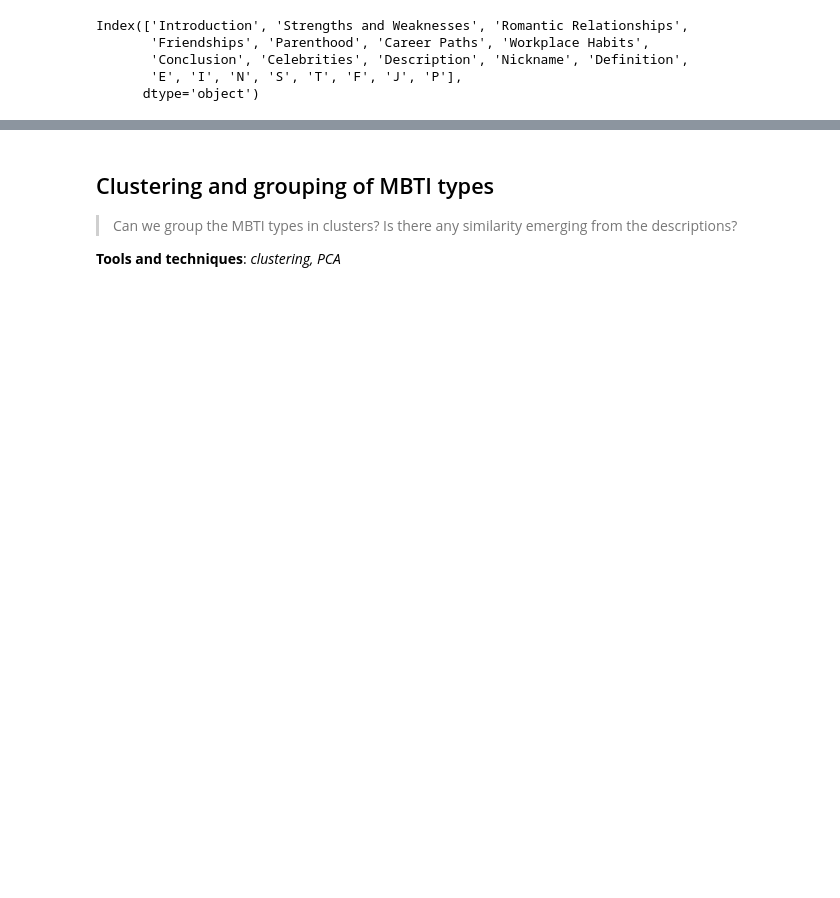
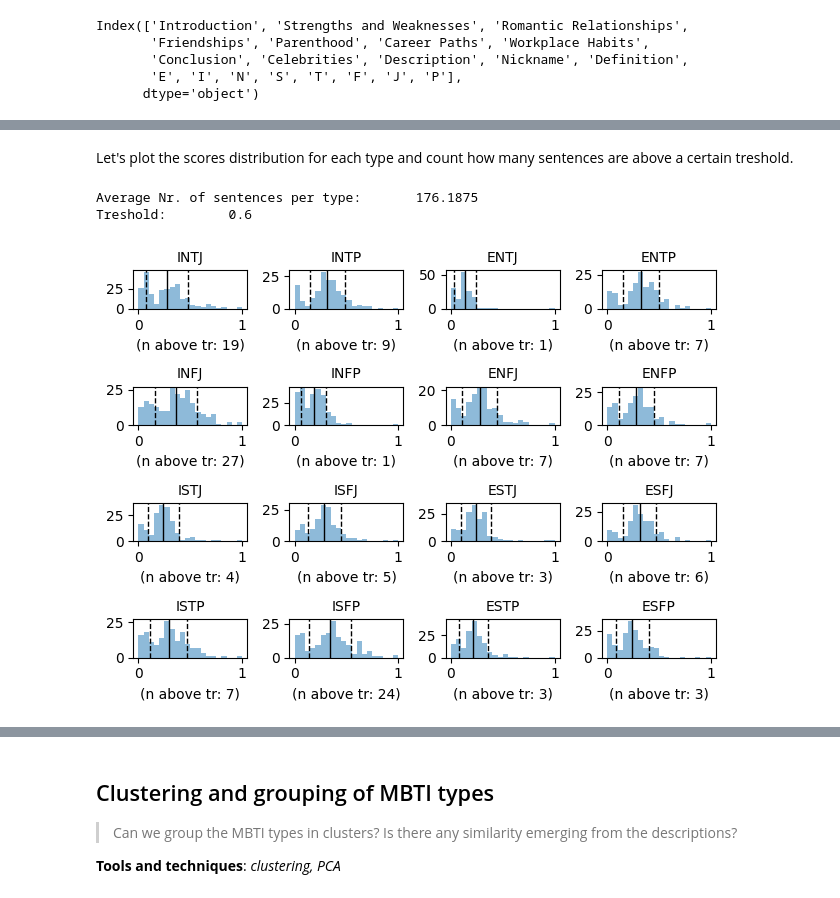
Before and after one commit to emanuelena49/MBTI-NLP, a Jupyter notebook: mbti_types.ipynb, the cells around one changed output, grey strips where cells are left out. Saved outputs shown, nothing was run; the diff lists cells and outputs as text; code cells hidden in the pictures; blank space fills up the shorter version.

```diff
--- a/mbti_types.ipynb
+++ b/mbti_types.ipynb
@@ -477,3 +103,0 @@ But embracing that disconnect isn’t a requirement for Architects.
-# %%
-s = summarize_by_treshold(type_scored_sentences['INTP'], 0.015, sep="\n")
-print(s)
@@ -491,0 +291,7 @@ But embracing that disconnection isn’t a requirement for Logicians.
+# %%
+# apply preprocessing to each section
+# [Needed time: 16 seconds]
+df_types_sects["Tokens"] = df_types_sects["corpus"].apply(
+    lambda x: preprocessing(x, n_ngrams=2))
+
+df_types_sects.head(3)
@@ -491,0 +512,54 @@ But embracing that disconnection isn’t a requirement for Logicians.
+# %%
+# score sentences on full-text
+# [Needed time: 30 seconds]
+
+type_scored_sentences_freq = apply_sentence_scoring_to_df(
+    df_types_ft, type_freq_scores)
+
+type_scored_sentences_tfidf = apply_sentence_scoring_to_df(
+    df_types_ft, type_tfidf_scores)
+# %% [markdown]
+Let's plot the scores distribution for each type and count how many sentences are above a certain treshold.
+# %%
+def plot_scores_distrib(scores: pd.Series, treshold: float = None):
+
+    print("Average Nr. of sentences per type:\t",
+        scores.apply(len).mean())
+
+    if treshold is not None:
+        print("Treshold:\t", treshold)
+
+    i = 1
+    for t in scores.keys():
+
+        t_scores = [score for (_, score) in scores[t]]
+
+        plt.subplot(4, 4, i)
+        plt.hist(
+            [score for (_, score) in scores[t]],
+            bins=20,
+            alpha=0.5,
+            label=t)
+        # plot mean as a vertical line
+        plt.axvline(np.mean(t_scores), color='k', linewidth=1)
+
+        # plot std deviation as vertical lines
+        plt.axvline(np.mean(t_scores) + np.std(t_scores), color='k', linestyle='dashed', linewidth=1)
+        plt.axvline(np.mean(t_scores) - np.std(t_scores), color='k', linestyle='dashed', linewidth=1)
+        plt.title(t, fontsize=10)
+
+        # if we have a treshold, count how many sentences are above it
+        if treshold is not None:
+            n_above_tr = len([
+                score for score in t_scores
+                if score > treshold ])
+            plt.xlabel("(n above tr: " + str(n_above_tr) + ")")
+
+        plt.tight_layout()
+        i += 1
+
+plot_scores_distrib(type_scored_sentences_tfidf, treshold=0.6)
+# %% [output]
+Average Nr. of sentences per type:       176.1875
+Treshold:        0.6
+[figure, added]
```
Also changed, not shown: parts of 47 cells of this notebook.
